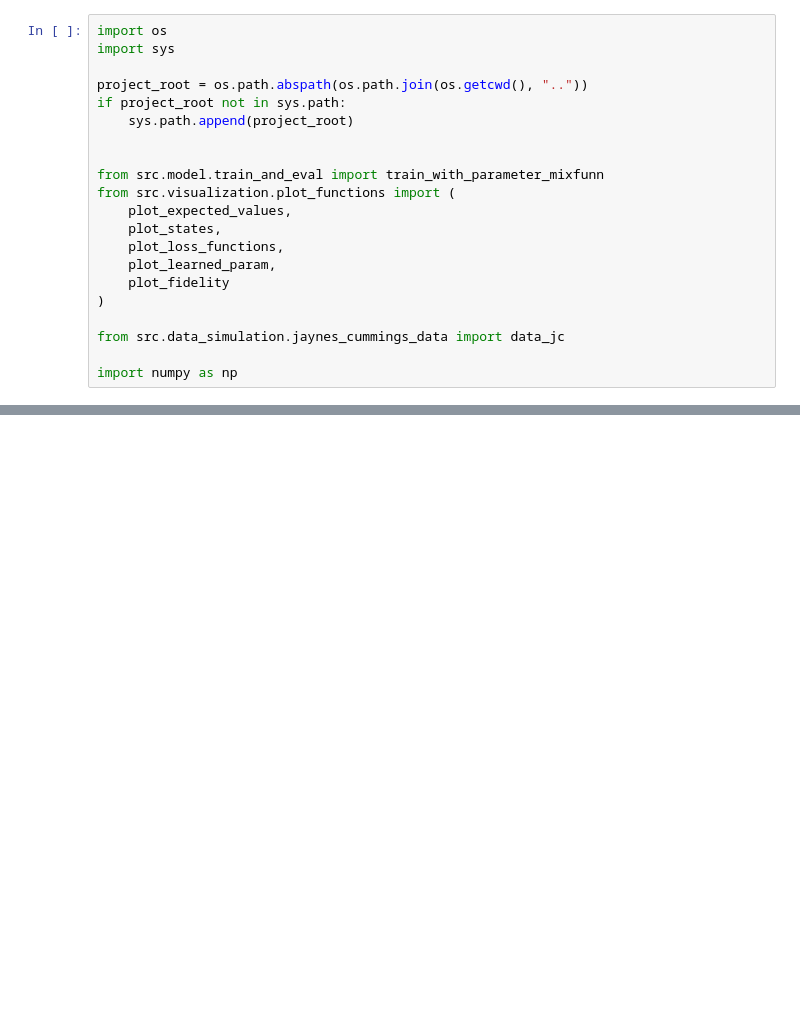
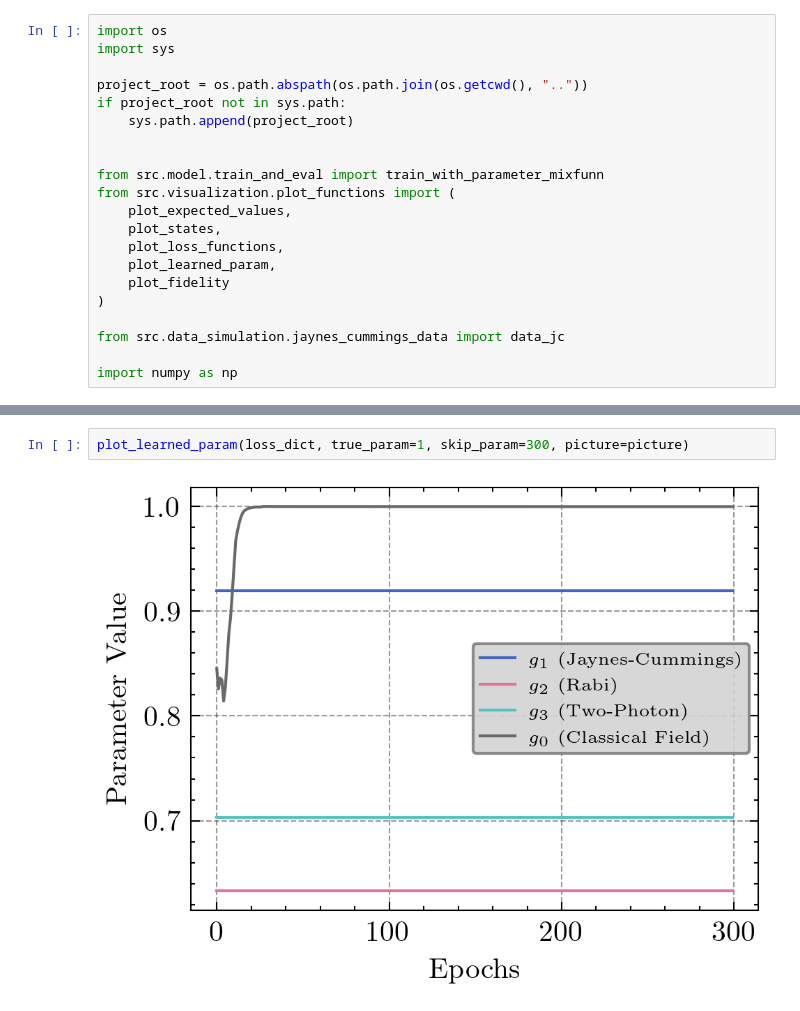
Before and after one commit to rodrigops123/pinn-effective-hamiltonian, a Jupyter notebook: apps/test_mixfun.ipynb, the cells around one changed output, grey strips where cells are left out. Cells and saved outputs as stored; diff of their text form; blank space fills up the shorter version.

```diff
--- a/apps/test_mixfun.ipynb
+++ b/apps/test_mixfun.ipynb
@@ -47,0 +81,4 @@ AttributeError: 'MixFunn' object has no attribute 'param'
+# %%
+plot_learned_param(loss_dict, true_param=1, skip_param=300, picture=picture)
+# %% [output]
+[figure, added]
```
Also changed, not shown: parts of 6 cells of this notebook, 3 other files.
